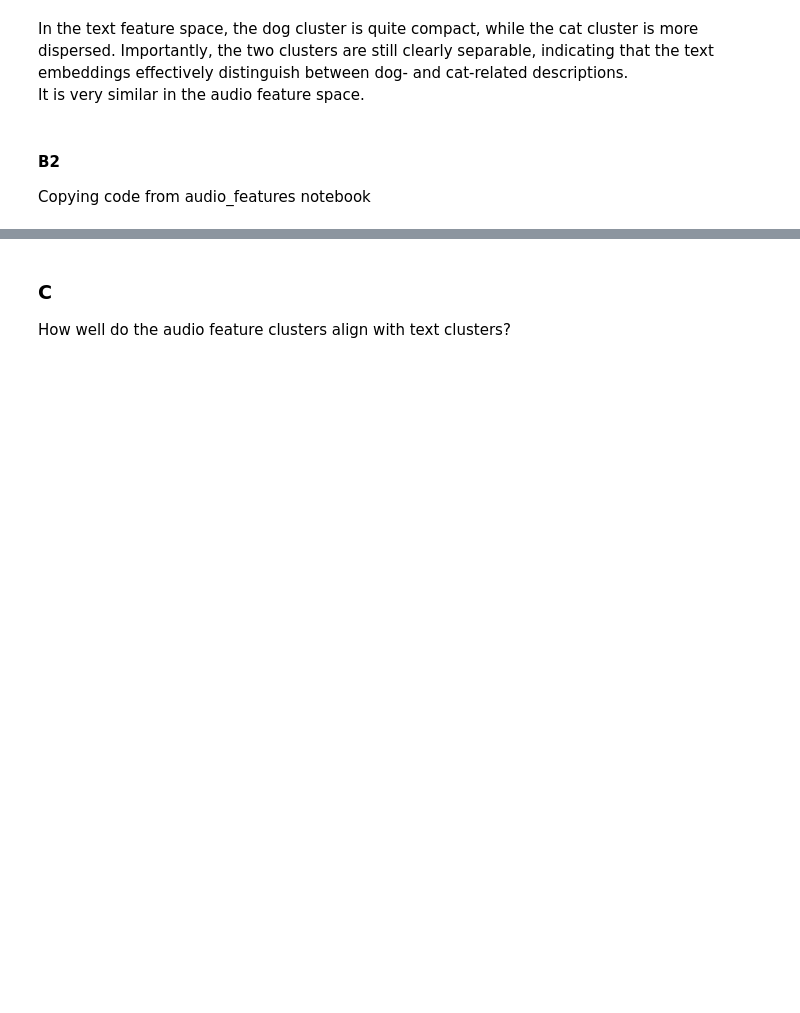
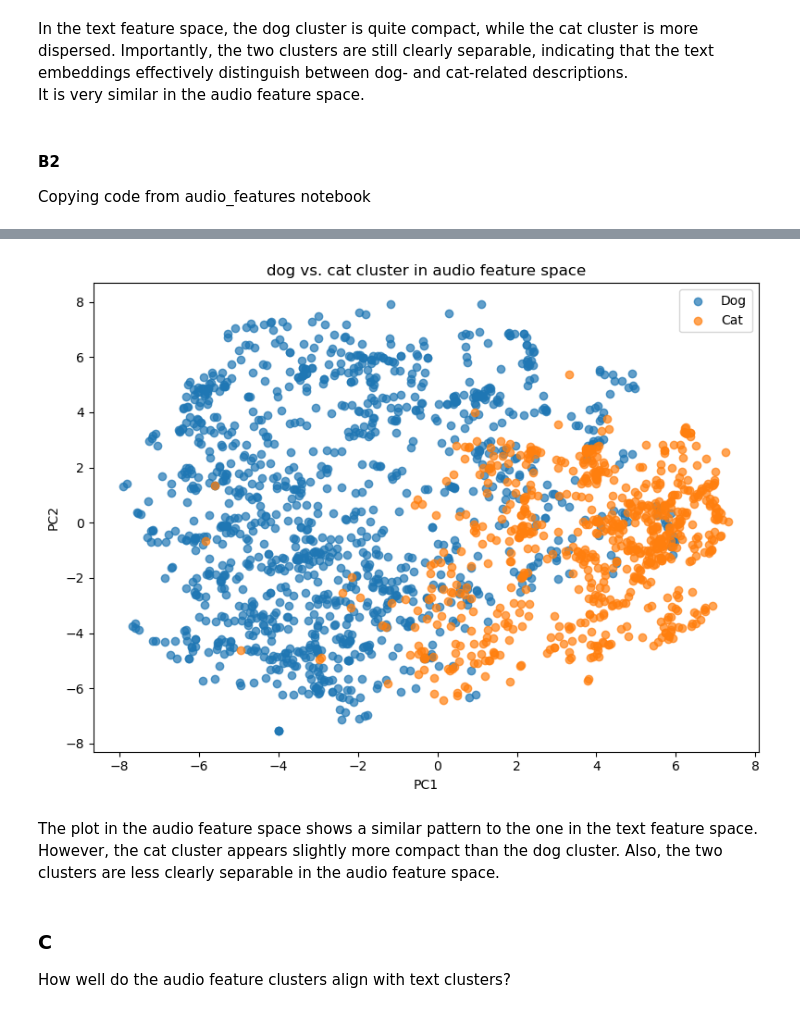
Before and after one commit to ChristophLasinger/MPLC_Team_Unequaled, a Jupyter notebook: text_features.ipynb, the cells around one changed output, grey strips where cells are left out. Saved outputs shown, nothing was run; the diff lists cells and outputs as text; code cells hidden in the pictures; blank space fills up the shorter version.

```diff
--- a/text_features.ipynb
+++ b/text_features.ipynb
@@ -344,3 +312,31 @@ Cluster distribution for annotated regions:
+# %%
+dog_vectors = [vec for vec, txt in zip(annotated_vectors, annotated_texts) if label_dog(txt)]
+cat_vectors = [vec for vec, txt in zip(annotated_vectors, annotated_texts) if label_cat(txt)]
+
+all_vectors = np.array(dog_vectors + cat_vectors)
+labels = (
+    ["Dog"] * len(dog_vectors) +
+    ["Cat"] * len(cat_vectors)
+)
+
+pca = PCA(n_components=2)
+coords = pca.fit_transform(all_vectors)
+
+plt.figure(figsize=(8, 6))
+for label in ["Dog", "Cat"]:
+    idx = [i for i, l in enumerate(labels) if l == label]
+    plt.scatter(coords[idx, 0], coords[idx, 1], label=label, alpha=0.7)
+
+plt.title("dog vs. cat cluster in audio feature space")
+plt.xlabel("PC1")
+plt.ylabel("PC2")
+plt.legend()
+plt.tight_layout()
+plt.show()
+# %% [output]
+[figure, added]
+# %% [markdown]
+The plot in the audio feature space shows a similar pattern to the one in the text feature space. However, the cat cluster appears slightly more compact than the dog cluster. Also, the two clusters are less clearly separable in the audio feature space.
 # %% [markdown]
 ### C
 How well do the audio feature clusters align with text clusters?
```
Also changed, not shown: parts of 6 cells of this notebook.
